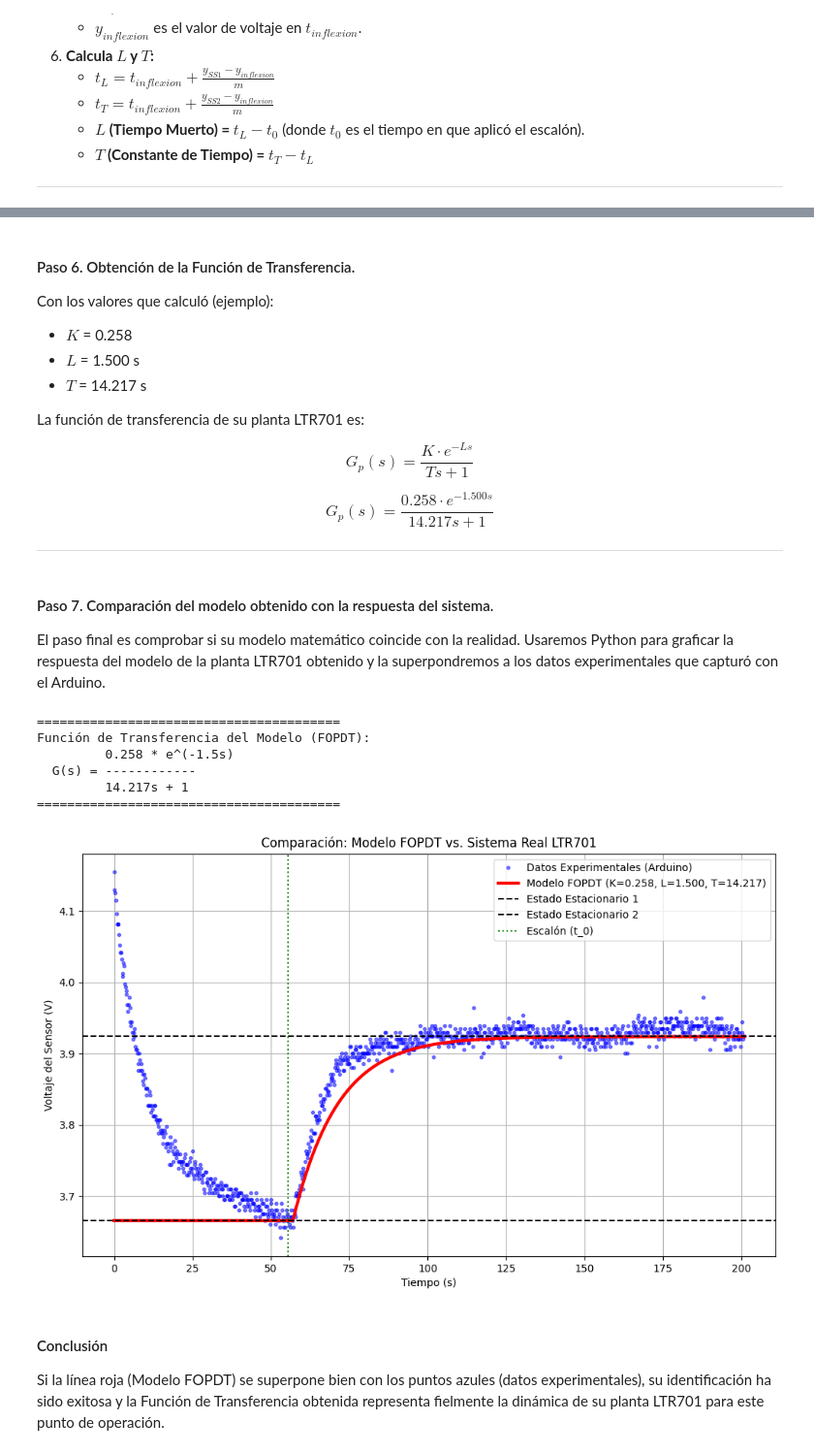
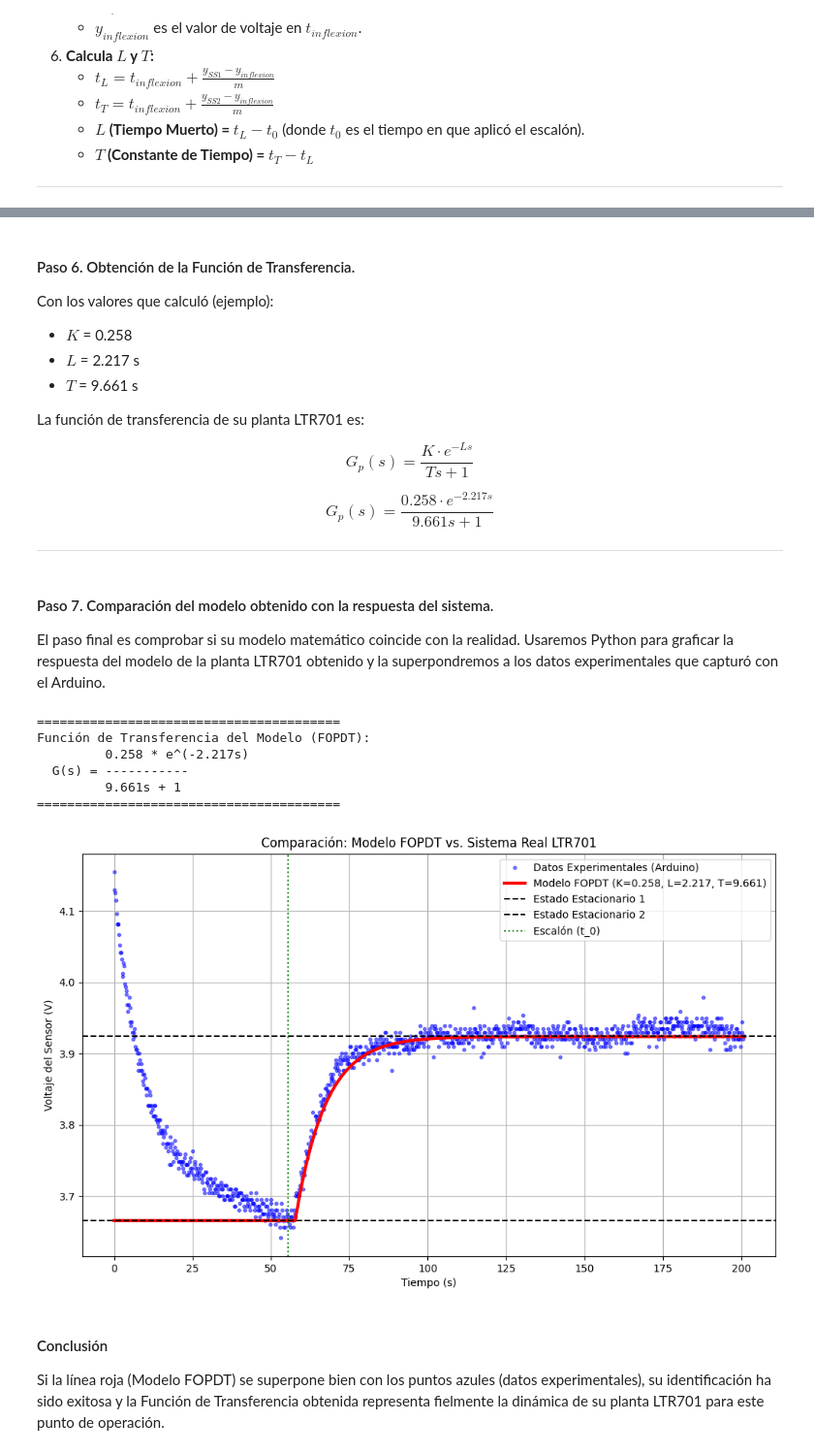
Before and after one commit to MarowlAndrval/control-clasico, a Jupyter notebook: practicas/P_3_01_Modelado_sistema_LTR701.ipynb, the cells around one changed output, grey strips where cells are left out. Shown at 97% size. Saved outputs shown, nothing was run; the diff lists cells and outputs as text; code cells hidden in the pictures.

```diff
--- a/practicas/P_3_01_Modelado_sistema_LTR701.ipynb
+++ b/practicas/P_3_01_Modelado_sistema_LTR701.ipynb
@@ -217,7 +217,7 @@ delta_u = 1.0    # Cambio en la entrada.
 t_0 = 55.35      # Nota: Convertir el valor de ms a segundos.
 
 # --- Ventana del filtro  (Puedes ajustar este valor si es necesario, 5 o 7 es un buen inicio) ---
-window_size = 50
+window_size = 20
 
 
 try:
@@ -365,14 +365,14 @@ Tiempos calculados (método de la tangente):
 Con los valores que calculó (ejemplo):
 
 * $K$ = 0.258
-* $L$ = 1.500 s
-* $T$ = 14.217 s
+* $L$ = 2.217  s
+* $T$ = 9.661 s
 
 La función de transferencia de su planta LTR701 es:
 
 $$G_p(s) = \frac{K \cdot e^{-Ls}}{Ts + 1}$$
 
-$$G_p(s) = \frac{0.258 \cdot e^{-1.500s}}{14.217s + 1}$$
+$$G_p(s) = \frac{0.258 \cdot e^{-2.217s}}{9.661s + 1}$$
 
 ---
 # %% [markdown]
@@ -389,8 +389,8 @@ nombre_archivo = 'datos_curva_s.txt'
 
 # --- Parámetros obtenidos del análisis (REEMPLAZAR CON SUS VALORES) ---
 K = 0.258
-L = 1.500      # Tiempo muerto (s)
-T = 14.217      # Constante de tiempo (s)
+L = 2.217     # Tiempo muerto (s)
+T = 9.661     # Constante de tiempo (s)
 
 # --- Parámetros del experimento (REEMPLAZAR CON SUS VALORES) ---
 y_ss1 = 3.6656    # Voltaje de estado estacionario inicia.
@@ -432,37 +432,37 @@ try:
             # Ecuación de respuesta al escalón de un FOPDT
             # y = y_inicial + (Ganancia_Total) * (1 - e^(-(t - t_escalon - L) / T))
             y_sim[i] = y_ss1 + (K * delta_u) * (1 - np.exp(-(t - t_0 - L) / T))
 
             # Limitar la respuesta al valor final por si el modelo sobrepasa
             if y_sim[i] > y_ss2:
                 y_sim[i] = y_ss2
 
     # --- Graficar la comparación ---
     plt.figure(figsize=(12, 7))
     plt.plot(t_exp, y_exp, 'b.', label='Datos Experimentales (Arduino)', alpha=0.5)
     plt.plot(t_sim, y_sim, 'r-', linewidth=3, label=f'Modelo FOPDT (K={K:.3f}, L={L:.3f}, T={T:.3f})')
     plt.axhline(y=y_ss1, color='k', linestyle='--', label='Estado Estacionario 1')
     plt.axhline(y=y_ss2, color='k', linestyle='--', label='Estado Estacionario 2')
     plt.axvline(x=t_0, color='g', linestyle=':', label='Escalón (t_0)')
 
     plt.title('Comparación: Modelo FOPDT vs. Sistema Real LTR701')
     plt.xlabel('Tiempo (s)')
     plt.ylabel('Voltaje del Sensor (V)')
     plt.legend()
     plt.grid(True)
     plt.show()
 
 except FileNotFoundError:
     print(f"Error: No se encontró el archivo {nombre_archivo}")
     print("Por favor, guarde sus datos del Arduino con ese nombre en la misma carpeta.")
 # %% [output]
 ========================================
 Función de Transferencia del Modelo (FOPDT):
-         0.258 * e^(-1.5s)
-  G(s) = ------------
-         14.217s + 1
+         0.258 * e^(-2.217s)
+  G(s) = -----------
+         9.661s + 1
 ========================================
-[figure, old version]
+[figure, new version]
 # %% [markdown]
 #### Conclusión
 
```
Also changed, not shown: parts of 1 cell of this notebook.
